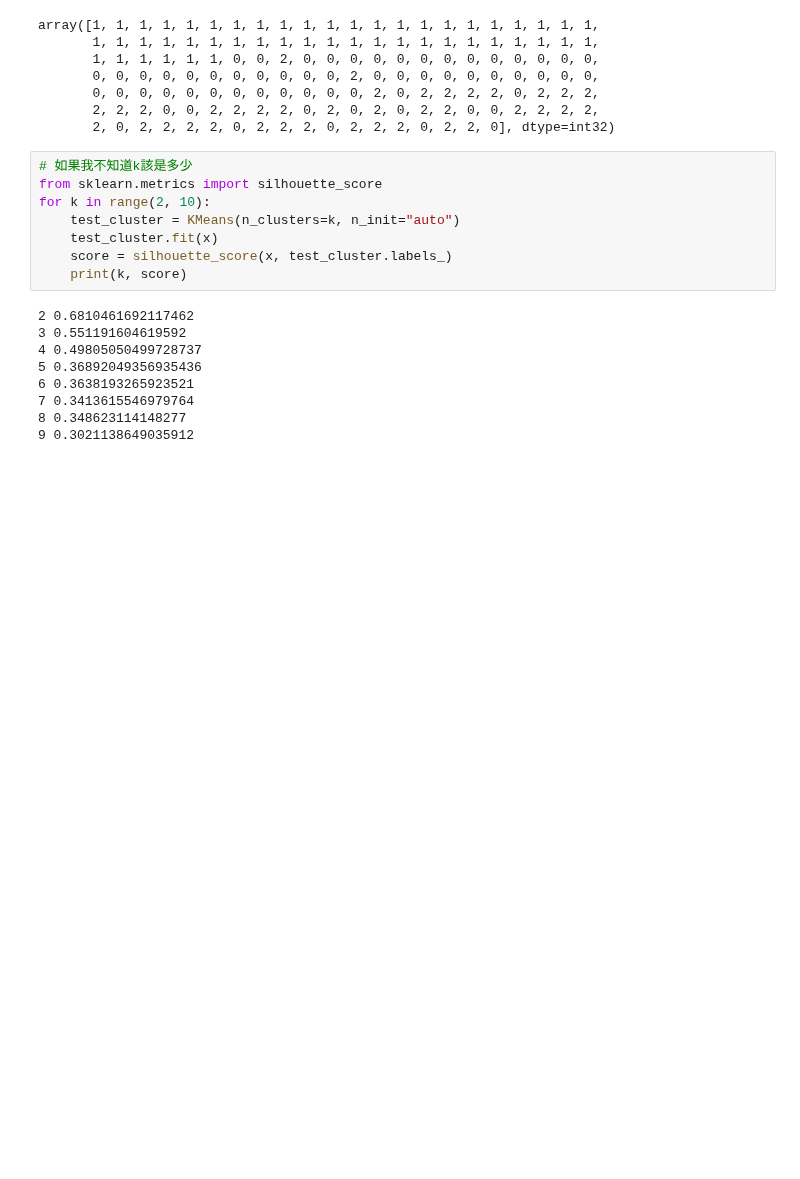
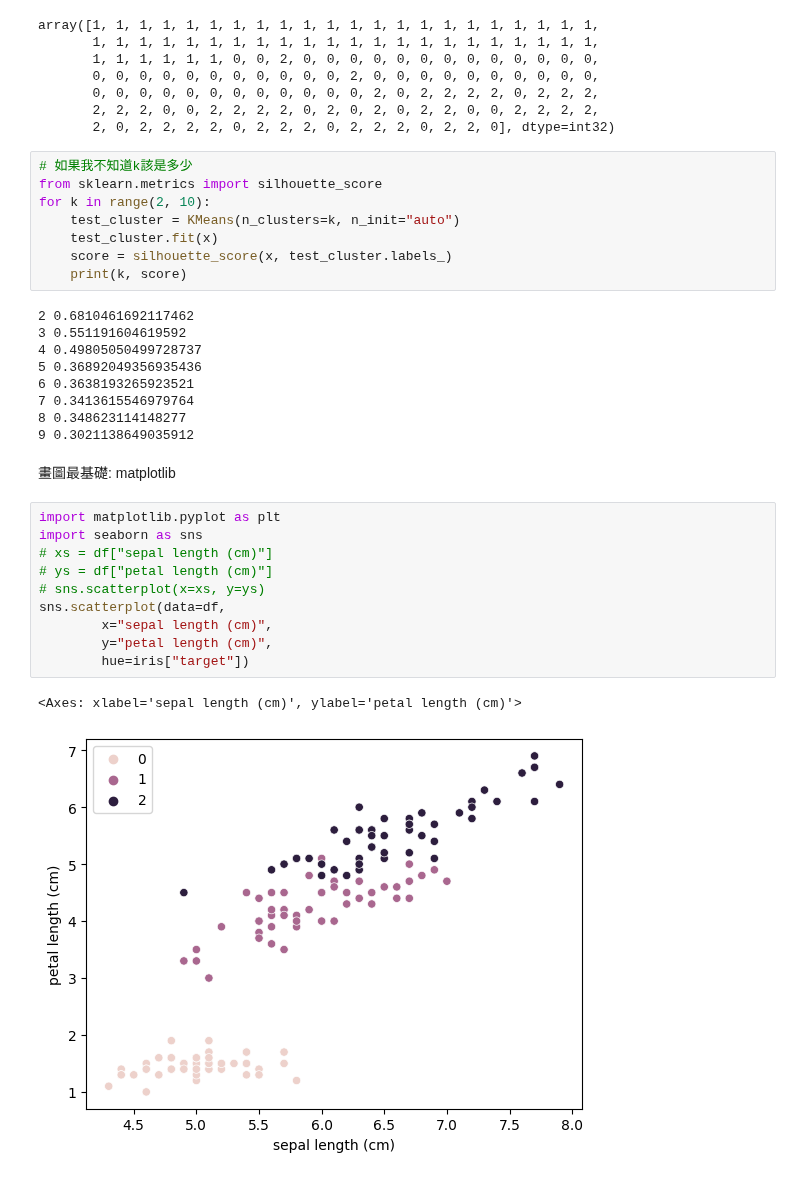
Before and after one commit to Elwing-Chou/tiba0619, a Jupyter notebook: cluster.ipynb, the cells around one changed output. Drawn from its saved outputs; the diff is of its cells as text; blank space fills up the shorter version.

```diff
--- a/cluster.ipynb
+++ b/cluster.ipynb
@@ -68,3 +68,18 @@ for k in range(2, 10):
 7 0.3413615546979764
 8 0.348623114148277
 9 0.3021138649035912
+# %% [markdown]
+畫圖最基礎: matplotlib
+# %%
+import matplotlib.pyplot as plt
+import seaborn as sns
+# xs = df["sepal length (cm)"]
+# ys = df["petal length (cm)"]
+# sns.scatterplot(x=xs, y=ys)
+sns.scatterplot(data=df,
+        x="sepal length (cm)",
+        y="petal length (cm)",
+        hue=iris["target"])
+# %% [output]
+<Axes: xlabel='sepal length (cm)', ylabel='petal length (cm)'>
+[figure, added]
```
Also changed, not shown: parts of 2 cells of this notebook.
